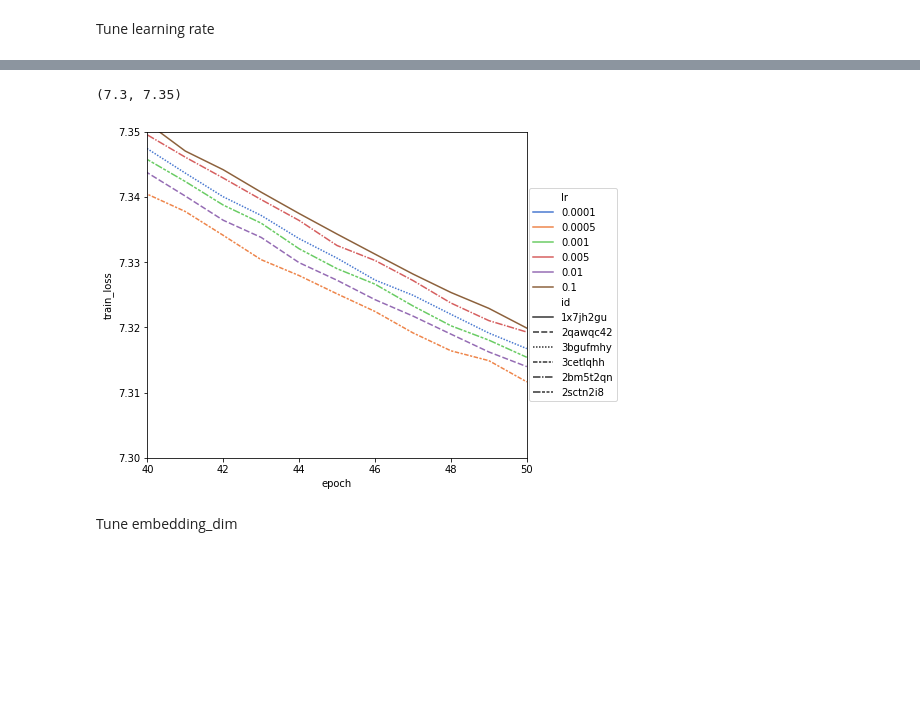
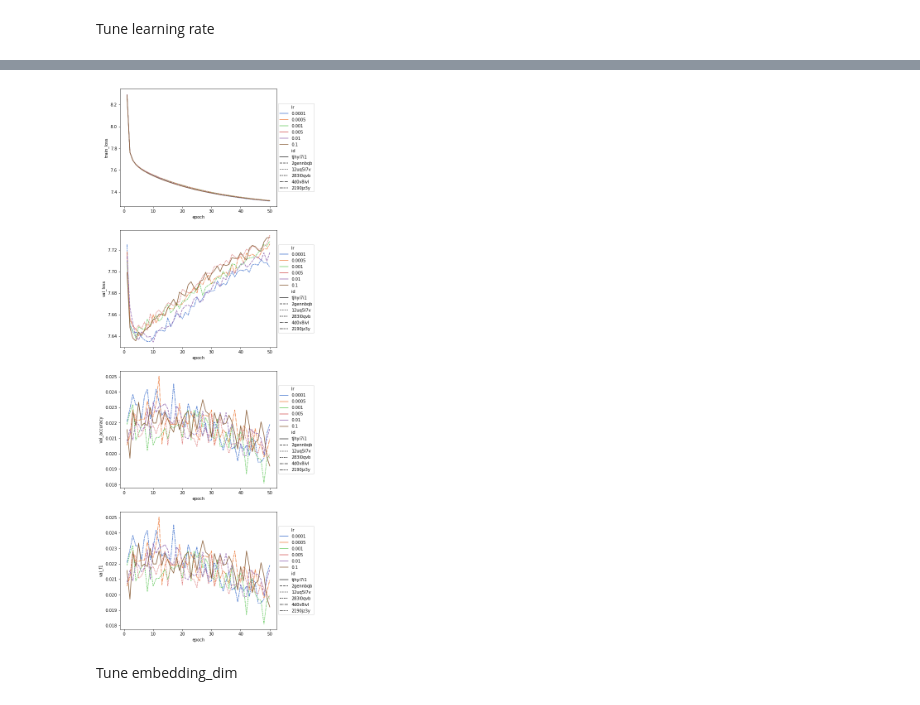
Before and after one commit to Dovermore/COMP5046-ass1, a Jupyter notebook: zhua9812_COMP5046_Ass1.ipynb, the cells around one changed output, grey strips where cells are left out. Drawn from its saved outputs; the diff is of its cells as text; code cells hidden in the pictures; blank space fills up the shorter version.

```diff
--- a/zhua9812_COMP5046_Ass1.ipynb
+++ b/zhua9812_COMP5046_Ass1.ipynb
@@ -319,20 +404,16 @@ KeyboardInterrupt: ignored
 # %%
 experiment_tag = "lr"
-performance = "train_loss"
+performance = ["train_loss", "val_loss", "val_accuracy", "val_f1"]
 runs = api.runs(wandb_api_key, {"config.experiment_tag": experiment_tag, "config.model": "w2v"})
 df = get_runs_df(runs, attr=experiment_tag, performances=performance)
 fig = plot_runs_df(df, attr=experiment_tag, performances=performance)
 ax = fig.axes[0]
-ax.set_xlim([40, 50])
-ax.set_ylim([7.3, 7.35])
 
 # Value pretty much the same, with minor difference,
 # we will choose a larger value 0.01 for hoply faster convergence
 # in the full dataset
-lr = 1e-2
 # %% [output]
-(7.3, 7.35)
-[figure, old version]
+[figure, new version]
 # %% [markdown]
 Tune embedding_dim
 # %%
```
Also changed, not shown: parts of 18 cells of this notebook, 7 other files.
